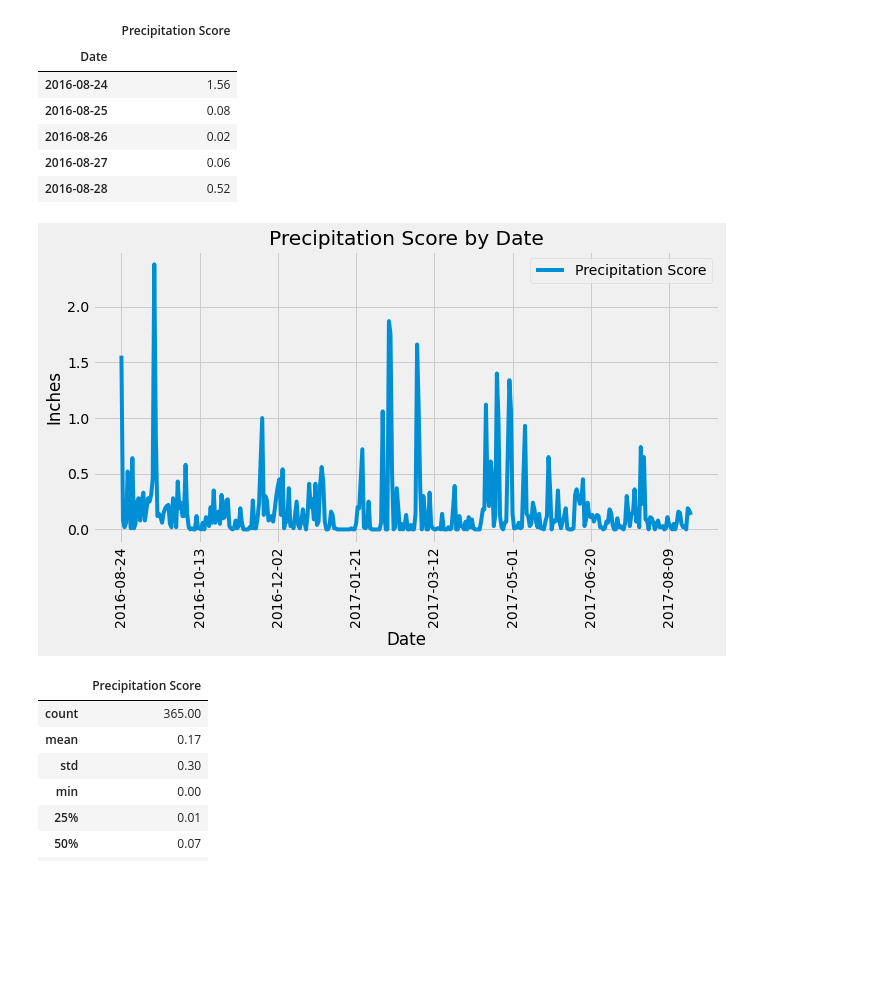
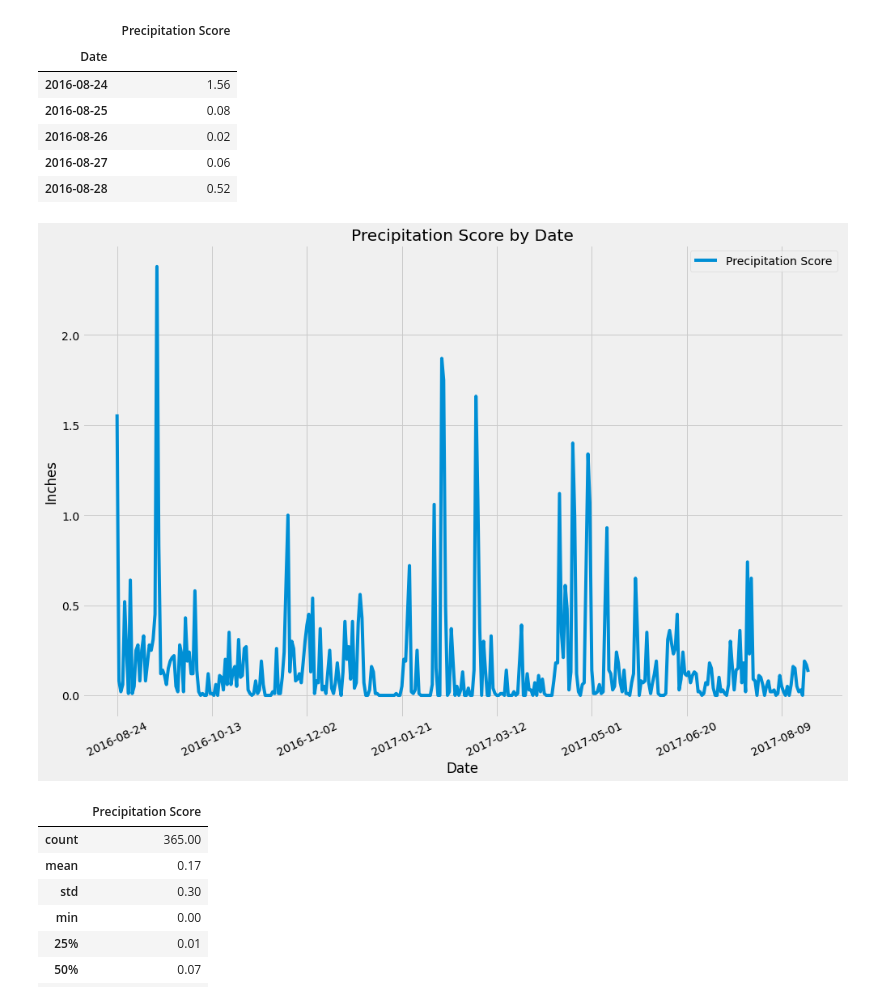
Before and after one commit to cveras33/climate-analysis-exploration, a Jupyter notebook: climate_starter.ipynb, the cells around one changed output. Drawn from its saved outputs; the diff is of its cells as text; code cells hidden in the pictures; blank space fills up the shorter version.

Commit message:
Updating image size

```diff
--- a/climate_starter.ipynb
+++ b/climate_starter.ipynb
@@ -94,15 +94,15 @@ data_precrip_scores_df.head()
 | 2016-08-28 | 0.52 |
 # %%
 # Use Pandas Plotting with Matplotlib to plot the data
-data_precrip_scores_df.plot(figsize = (10,5))
-plt.xticks(rotation = 90)
+data_precrip_scores_df.plot(figsize = (15,10))
+plt.xticks(rotation = 25)
 plt.legend(loc = "upper right")
 plt.ylabel("Inches")
 plt.title("Precipitation Score by Date")
 plt.savefig("Images/prcp_score_by_date")
 plt.show()
 # %% [output]
-[figure, old version]
+[figure, new version]
 # %%
 # Use Pandas to calcualte the summary statistics for the precipitation data
 data_precrip_scores_df.describe().round(2)
```
Also changed, not shown: parts of 2 cells of this notebook, 1 other file.
